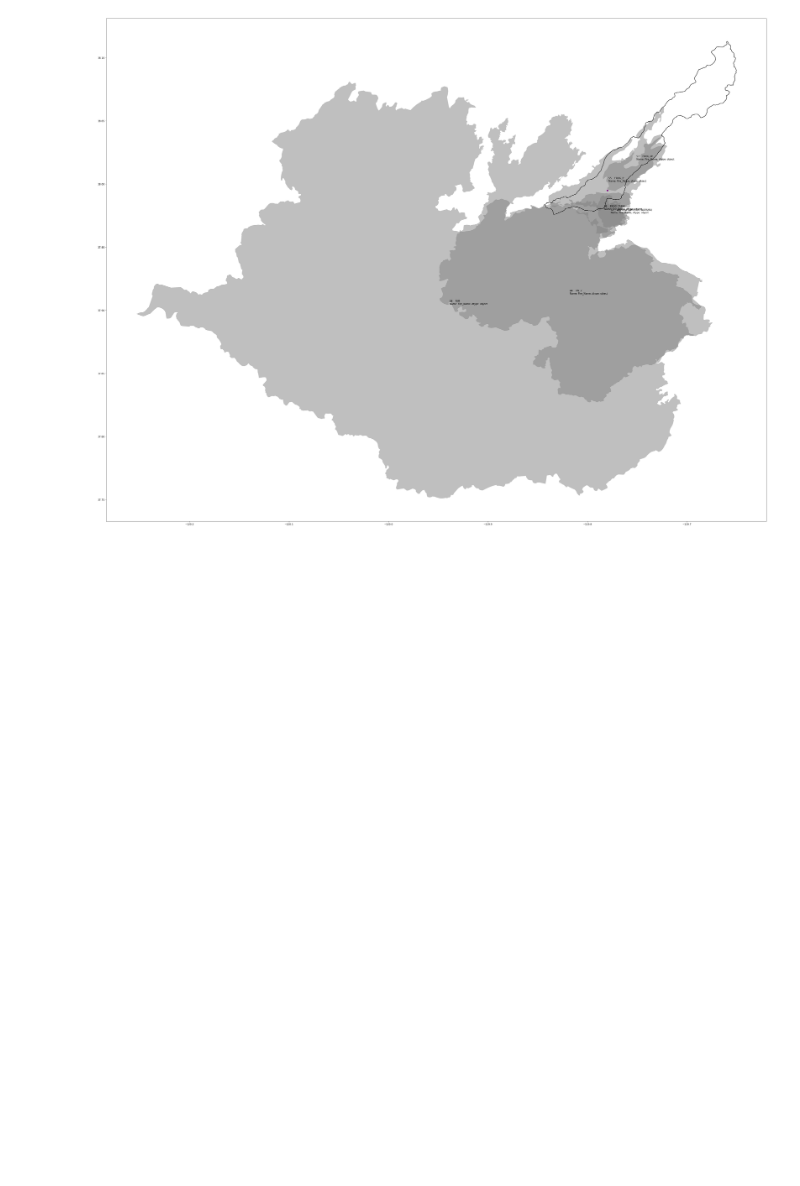
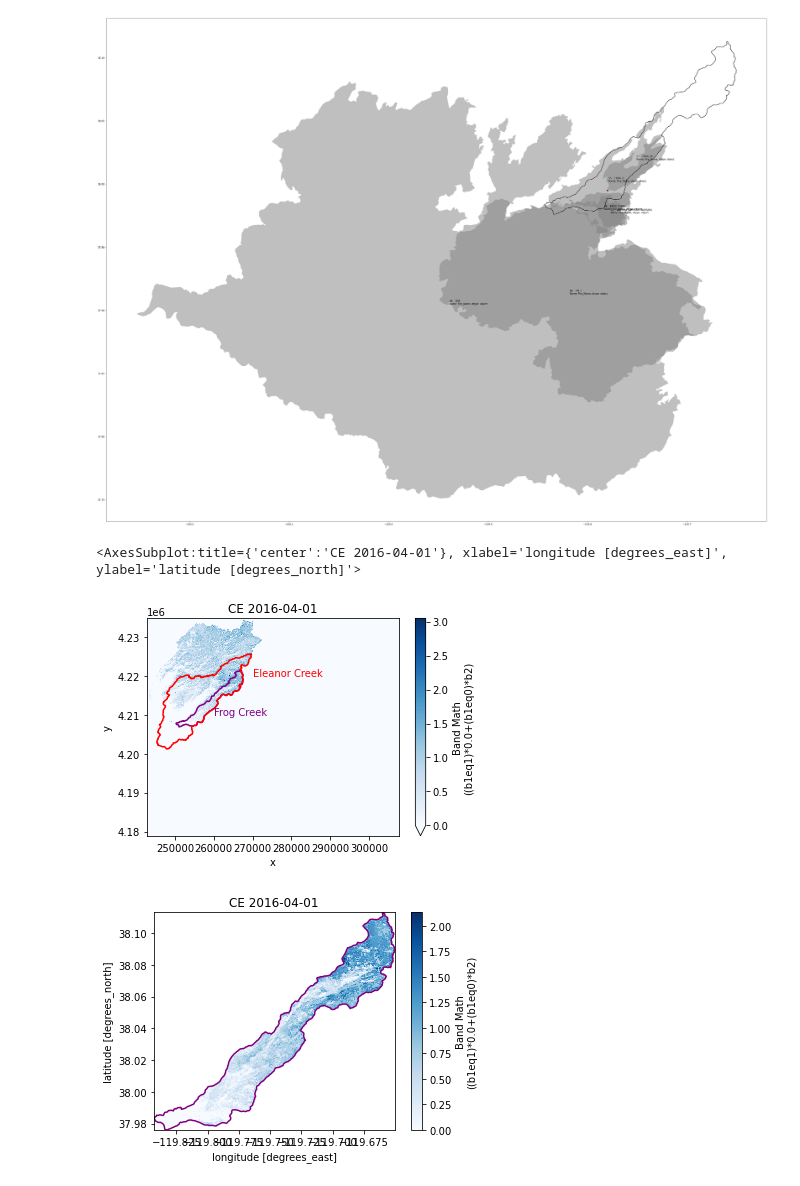
Before and after one commit to mariannecowherd/pyrodiversity, a Jupyter notebook: code/YosemiteDemo.ipynb, the cells around one changed output. Cells and saved outputs as stored; diff of their text form; code cells hidden in the pictures; blank space fills up the shorter version.

Commit message:
add frog aso data

```diff
--- a/code/YosemiteDemo.ipynb
+++ b/code/YosemiteDemo.ipynb
@@ -186,3 +187,37 @@ frog_t.boundary.plot(ax=ax,color='black')
   y = fire.centroid.y[i].values[0]
 <AxesSubplot:>
 [figure]
+# %%
+import datetime
+import glob
+eleanor = hucs[hucs.Name == 'Eleanor Creek']
+##load in and plot all relevant ASO data for frog creek:
+list = glob.glob(r'data/aso/*.tif')
+tmp = list[0]
+basin = tmp.split('SWE_USCA')[1].split('_')[0]
+date = tmp.split('SWE_USCA')[1].split('_')[1].split('.tif')[0]
+image_date = datetime.date(year=int(date[0:4]),month=int(date[4:6]),day=int(date[6:8]))
+fig,ax=plt.subplots()
+data = rxr.open_rasterio(tmp)
+data.rio.set_crs('epsg:32611')
+data.plot(cmap='Blues',vmin=0,ax=ax)
+frog_utm = frogcreek.to_crs(data.rio.crs)
+frog_utm.boundary.plot(ax=ax,color='purple')
+ax.set_title(basin + ' ' + str(image_date))
+ax.text(260000,4.21e6,'Frog Creek',color='purple')
+eleanor.to_crs(data.rio.crs).boundary.plot(ax=ax,color='red')
+ax.text(270000,4.22e6,'Eleanor Creek',color='red')
+
+fig,ax=plt.subplots()
+data_t = data.rio.reproject(frog_t.crs,dst_FillValue = np.nan)
+data_t['_FillValue'] = np.nan
+data_t.attrs['_FillValue'] = np.nan
+data_t.values[data_t.values<-1] = np.nan
+frog_data = data_t.rio.clip(frog_t.geometry)
+frog_data.plot(vmin = 0,cmap='Blues',ax=ax)
+ax.set_title(basin + ' ' + str(image_date))
+frog_t.boundary.plot(ax=ax,color='purple')
+# %% [output]
+<AxesSubplot:title={'center':'CE 2016-04-01'}, xlabel='longitude [degrees_east]', ylabel='latitude [degrees_north]'>
+[figure, added]
+[figure, added]
```
Also changed, not shown: parts of 6 cells of this notebook.
